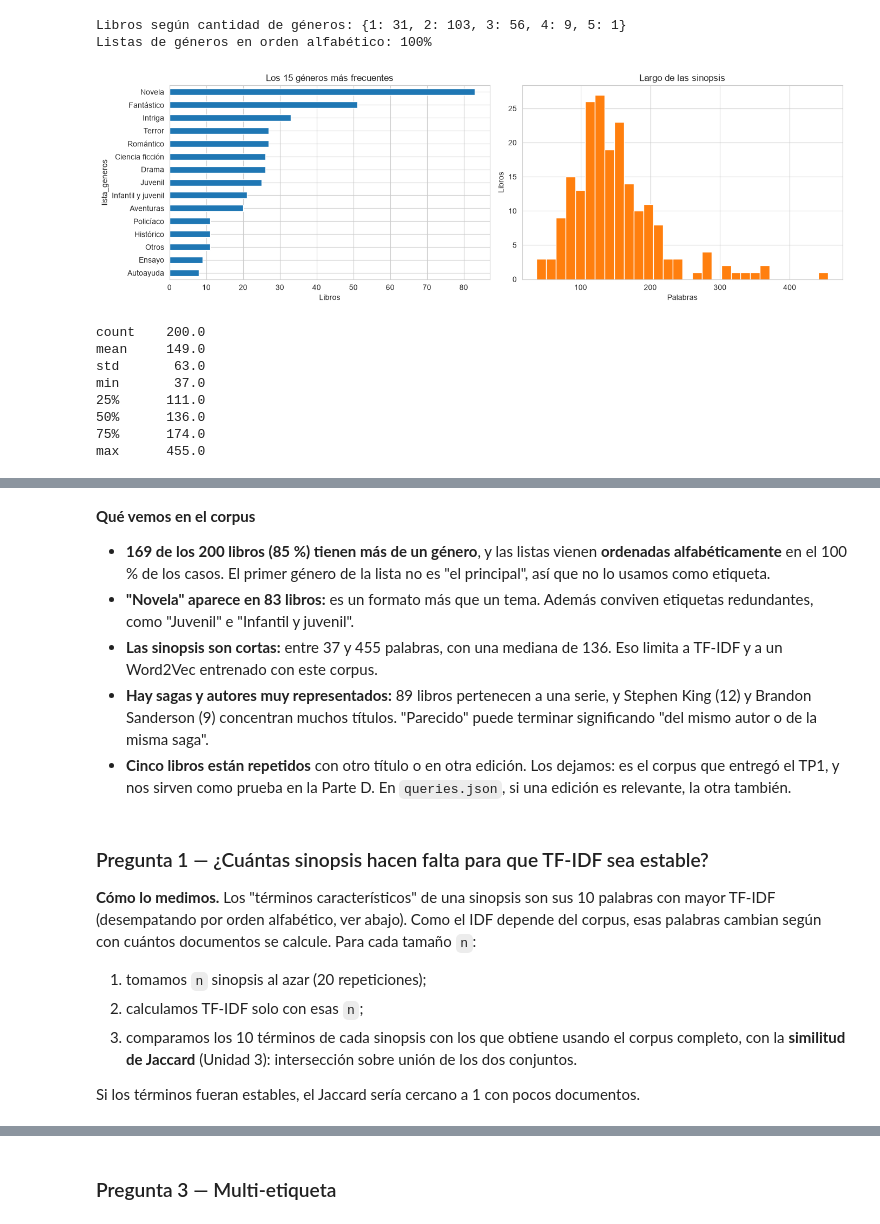
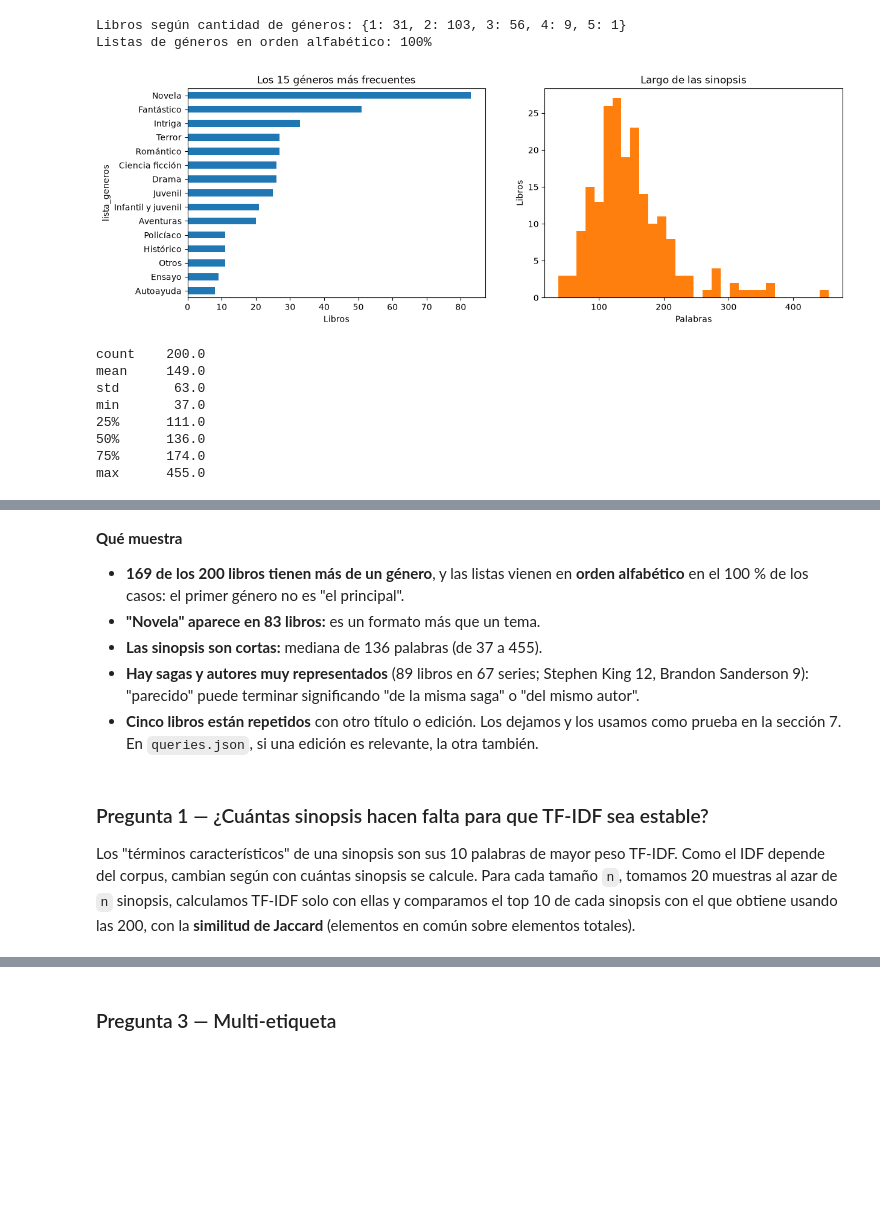
Before and after one commit to jcalabozo/PLN_TUIA, a Jupyter notebook: P2/TP2_calabozo_giuntoli_darruiz_dicarlo.ipynb, the cells around one changed output, grey strips where cells are left out. Cells and saved outputs as stored; diff of their text form; code cells hidden in the pictures; blank space fills up the shorter version.

Commit message:
Reescribe el notebook del TP2 en ocho secciones y ordena la carpeta

```diff
--- a/P2/TP2_calabozo_giuntoli_darruiz_dicarlo.ipynb
+++ b/P2/TP2_calabozo_giuntoli_darruiz_dicarlo.ipynb
@@ -42,0 +55,7 @@ os.makedirs("data", exist_ok=True)   # acá se guardan los embeddings (ignorados
+# %%
+libros = pd.read_csv(RUTA_CORPUS)
+libros["lista_generos"] = libros["generos"].str.split(" | ", regex=False)   # "Drama | Novela" → ["Drama", "Novela"]
+libros["n_palabras"] = libros["sinopsis"].str.split().str.len()
+
+print(f"{len(libros)} libros, {libros.shape[1]} columnas")
+libros[["titulo", "autores", "generos", "serie", "n_palabras"]].head()
@@ -53,9 +75,2 @@ Antes de representar el texto, miramos qué tenemos y respondemos las cuatro pre
 
 > El enunciado habla de "12 documentos": ese bloque parece venir de otro material. Nuestro corpus tiene 200 libros, y respondemos con esos datos.
-# %%
-libros = pd.read_csv(RUTA_CORPUS)
-libros["lista_generos"] = libros["generos"].str.split(r"\s*\|\s*")   # "Drama | Novela" → ["Drama", "Novela"]
-libros["n_palabras"] = libros["sinopsis"].str.split().str.len()
-
-print(f"{len(libros)} libros, {libros.shape[1]} columnas")
-libros[["titulo", "autores", "generos", "serie", "n_palabras"]].head()
@@ -70,25 +77,23 @@ libros[["titulo", "autores", "generos", "serie", "n_palabras"]].head()
 # %%
-# Géneros: cada libro puede tener varios
-n_generos = libros["lista_generos"].str.len()
-print("Libros según cantidad de géneros:", n_generos.value_counts().sort_index().to_dict())
+# Cada libro puede tener varios géneros
+print("Libros según cantidad de géneros:", libros["lista_generos"].str.len().value_counts().sort_index().to_dict())
 
-# ¿En qué orden vienen? Si vienen ordenados alfabéticamente, "el primer género" no significa nada
+# Si las listas vienen en orden alfabético, "el primer género" no dice nada del libro
 en_orden = libros["lista_generos"].apply(lambda generos: generos == sorted(generos))
 print(f"Listas de géneros en orden alfabético: {en_orden.mean():.0%}")
 
-frecuencia_generos = libros["lista_generos"].explode().value_counts()
 fig, axes = plt.subplots(1, 2, figsize=(14, 4.5))
-frecuencia_generos.head(15)[::-1].plot.barh(ax=axes[0], color="tab:blue")
+libros["lista_generos"].explode().value_counts().head(15).plot.barh(ax=axes[0])
+axes[0].invert_yaxis()   # el más frecuente arriba
 axes[0].set(title="Los 15 géneros más frecuentes", xlabel="Libros")
 libros["n_palabras"].plot.hist(bins=30, ax=axes[1], color="tab:orange")
 axes[1].set(title="Largo de las sinopsis", xlabel="Palabras", ylabel="Libros")
-plt.tight_layout()
 plt.show()
 print(libros["n_palabras"].describe().round(0).to_string())
 # %% [output]
 Libros según cantidad de géneros: {1: 31, 2: 103, 3: 56, 4: 9, 5: 1}
 Listas de géneros en orden alfabético: 100%
-[figure, old version]
+[figure, new version]
 count    200.0
 mean     149.0
 std       63.0
@@ -120,19 +123,13 @@ Autores con más libros: {'Stephen King': 12, 'Brandon Sanderson': 9, 'Sarah J.
 Pares de libros repetidos: 5
 # %% [markdown]
-**Qué vemos en el corpus**
+**Qué muestra**
 
-- **169 de los 200 libros (85 %) tienen más de un género**, y las listas vienen **ordenadas alfabéticamente** en el 100 % de los casos. El primer género de la lista no es "el principal", así que no lo usamos como etiqueta.
-- **"Novela" aparece en 83 libros:** es un formato más que un tema. Además conviven etiquetas redundantes, como "Juvenil" e "Infantil y juvenil".
-- **Las sinopsis son cortas:** entre 37 y 455 palabras, con una mediana de 136. Eso limita a TF-IDF y a un Word2Vec entrenado con este corpus.
-- **Hay sagas y autores muy representados:** 89 libros pertenecen a una serie, y Stephen King (12) y Brandon Sanderson (9) concentran muchos títulos. "Parecido" puede terminar significando "del mismo autor o de la misma saga".
-- **Cinco libros están repetidos** con otro título o en otra edición. Los dejamos: es el corpus que entregó el TP1, y nos sirven como prueba en la Parte D. En `queries.json`, si una edición es relevante, la otra también.
+- **169 de los 200 libros tienen más de un género**, y las listas vienen en **orden alfabético** en el 100 % de los casos: el primer género no es "el principal".
+- **"Novela" aparece en 83 libros:** es un formato más que un tema.
+- **Las sinopsis son cortas:** mediana de 136 palabras (de 37 a 455).
+- **Hay sagas y autores muy representados** (89 libros en 67 series; Stephen King 12, Brandon Sanderson 9): "parecido" puede terminar significando "de la misma saga" o "del mismo autor".
+- **Cinco libros están repetidos** con otro título o edición. Los dejamos y los usamos como prueba en la sección 7. En `queries.json`, si una edición es relevante, la otra también.
 # %% [markdown]
 ### Pregunta 1 — ¿Cuántas sinopsis hacen falta para que TF-IDF sea estable?
 
-**Cómo lo medimos.** Los "términos característicos" de una sinopsis son sus 10 palabras con mayor TF-IDF (desempatando por orden alfabético, ver abajo). Como el IDF depende del corpus, esas palabras cambian según con cuántos documentos se calcule. Para cada tamaño `n`:
-
-1. tomamos `n` sinopsis al azar (20 repeticiones);
-2. calculamos TF-IDF solo con esas `n`;
-3. comparamos los 10 términos de cada sinopsis con los que obtiene usando el corpus completo, con la **similitud de Jaccard** (Unidad 3): intersección sobre unión de los dos conjuntos.
-
-Si los términos fueran estables, el Jaccard sería cercano a 1 con pocos documentos.
+Los "términos característicos" de una sinopsis son sus 10 palabras de mayor peso TF-IDF. Como el IDF depende del corpus, cambian según con cuántas sinopsis se calcule. Para cada tamaño `n`, tomamos 20 muestras al azar de `n` sinopsis, calculamos TF-IDF solo con ellas y comparamos el top 10 de cada sinopsis con el que obtiene usando las 200, con la **similitud de Jaccard** (elementos en común sobre elementos totales).
```
Also changed, not shown: parts of 129 cells of this notebook, 5 other files.
